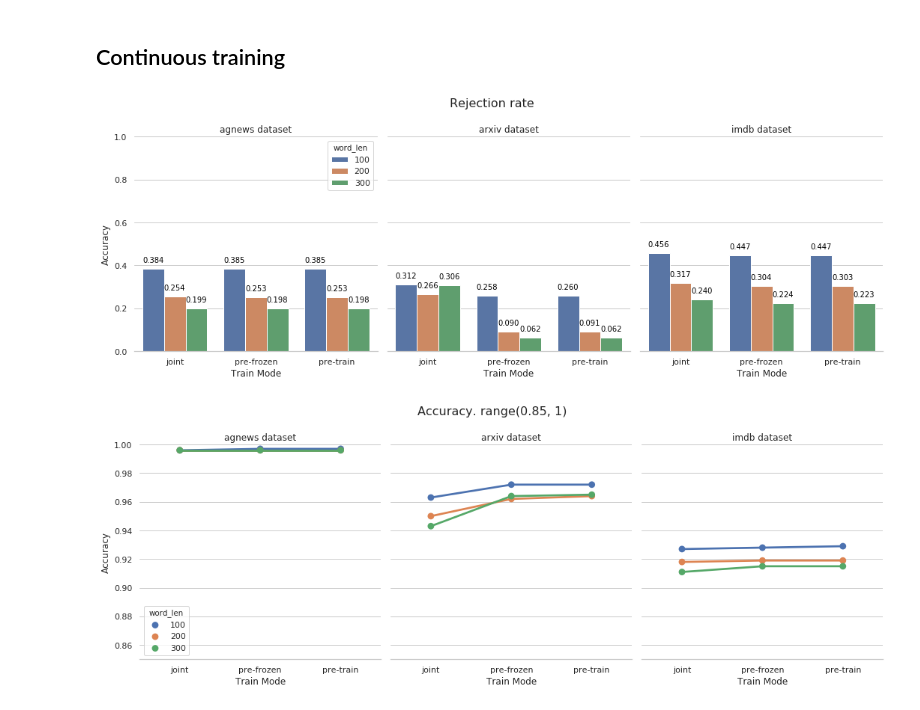
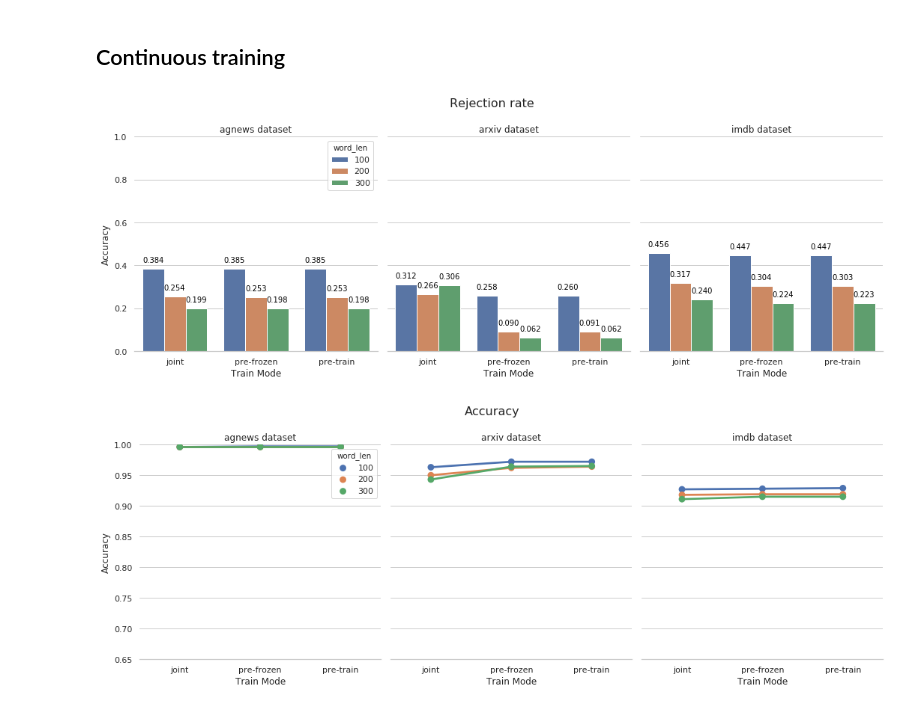
Before and after one commit to IIT-ML/interpretable-text-classification, a Jupyter notebook: show_results.ipynb, the cells around one changed output. Cells and saved outputs as stored; diff of their text form; code cells hidden in the pictures.

```diff
--- a/show_results.ipynb
+++ b/show_results.ipynb
@@ -118,33 +120,33 @@ g = sns.catplot(x="train_mode", y="rejection_rate",
 
 plt.subplots_adjust(top=0.85)
 
 
 for i in np.arange(3):
     ax1 = g.facet_axis(0,i)
     for p in ax1.patches:
         if str(p.get_height()) != 'nan':
             ax1.text(p.get_x(),
                          p.get_height() + .03,
                          '{0:.3f}'.format(p.get_height()),
                          color='black',
                          rotation='horizontal',
                          size='small')
 
 g = sns.catplot(x="train_mode", y="accuracy",
                  hue="word_len", col="dataset",
                  data=adf, kind="point",
                  height=5.5, aspect=.9, legend_out=False)
 
-acc_ylim=(0.85,1)
+acc_ylim=(0.65,1)
 
 (g.set_axis_labels("Train Mode", "Accuracy")
 .set_xticklabels(["joint", "pre-frozen", "pre-train"])
 .set_titles("{col_name} {col_var}")
 .set(ylim=acc_ylim)
 .despine(left=True)
-.fig.suptitle('Accuracy. range{}'.format(acc_ylim), fontsize=16))
+.fig.suptitle('Accuracy', fontsize=16))
 
 plt.subplots_adjust(top=0.85)
 # %% [output]
 [figure]
-[figure, old version]
+[figure, new version]
```
Also changed, not shown: parts of 1 cell of this notebook.
